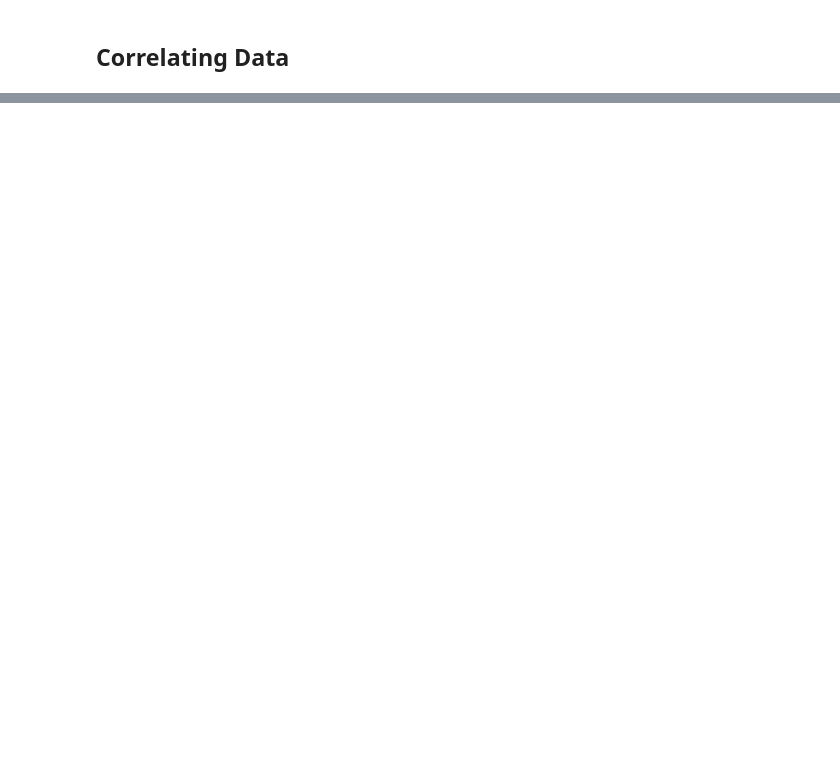
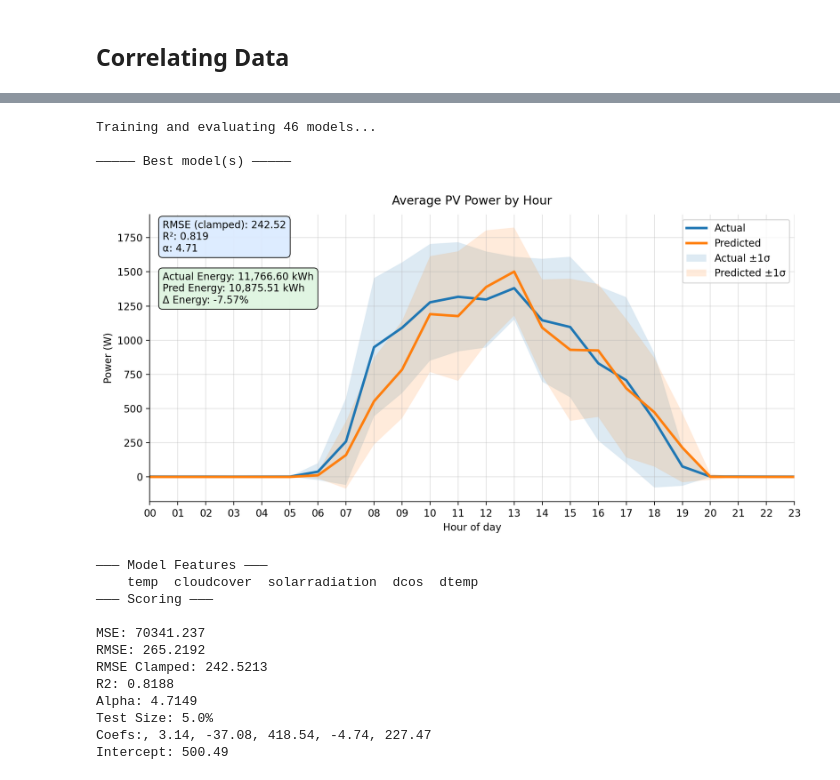
Before and after one commit to khakis23/JuniorDesignP1, a Jupyter notebook: main.ipynb, the cells around one changed output, grey strips where cells are left out. Saved outputs shown, nothing was run; the diff lists cells and outputs as text; code cells hidden in the pictures; blank space fills up the shorter version.

Commit message:
Regres added to main

```diff
--- a/main.ipynb
+++ b/main.ipynb
@@ -168,0 +255,39 @@ It is related to Solar energy and radiation, but it is harder to predict, so eve
+# %%
+# NOTE: add/adjust numbers in random_states to see trend
+random_states = [42]
+features = ["temp",  "cloudcover",  "solarradiation",  "dcos",  "dtemp"]
+
+# train/test splits in increments of 1%
+tts = np.arange(0.05, 0.51, 0.01)
+
+all_models = []
+data = ModelData()
+
+# train and predict with all the models
+print(f"Training and evaluating {len(tts) * len(random_states)} models...")
+for state in random_states:
+    for t in tts:
+        all_models.append(RidgeRegression(features, data, test_size=t, random_state=state))
+
+# find best model(s) and display
+ridge_eval = RidgeRegEval(all_models)
+ridge_eval.evaluate()
+print("\n————— Best model(s) —————\n")
+ridge_eval.display_best()
+# %% [output]
+Training and evaluating 46 models...
+
+————— Best model(s) —————
+[figure, added]
+——— Model Features ———
+    temp  cloudcover  solarradiation  dcos  dtemp
+——— Scoring ———
+
+MSE: 70341.237
+RMSE: 265.2192
+RMSE Clamped: 242.5213
+R2: 0.8188
+Alpha: 4.7149
+Test Size: 5.0%
+Coefs:, 3.14, -37.08, 418.54, -4.74, 227.47
+Intercept: 500.49
```
Also changed, not shown: parts of 34 cells of this notebook, 6 other files.
